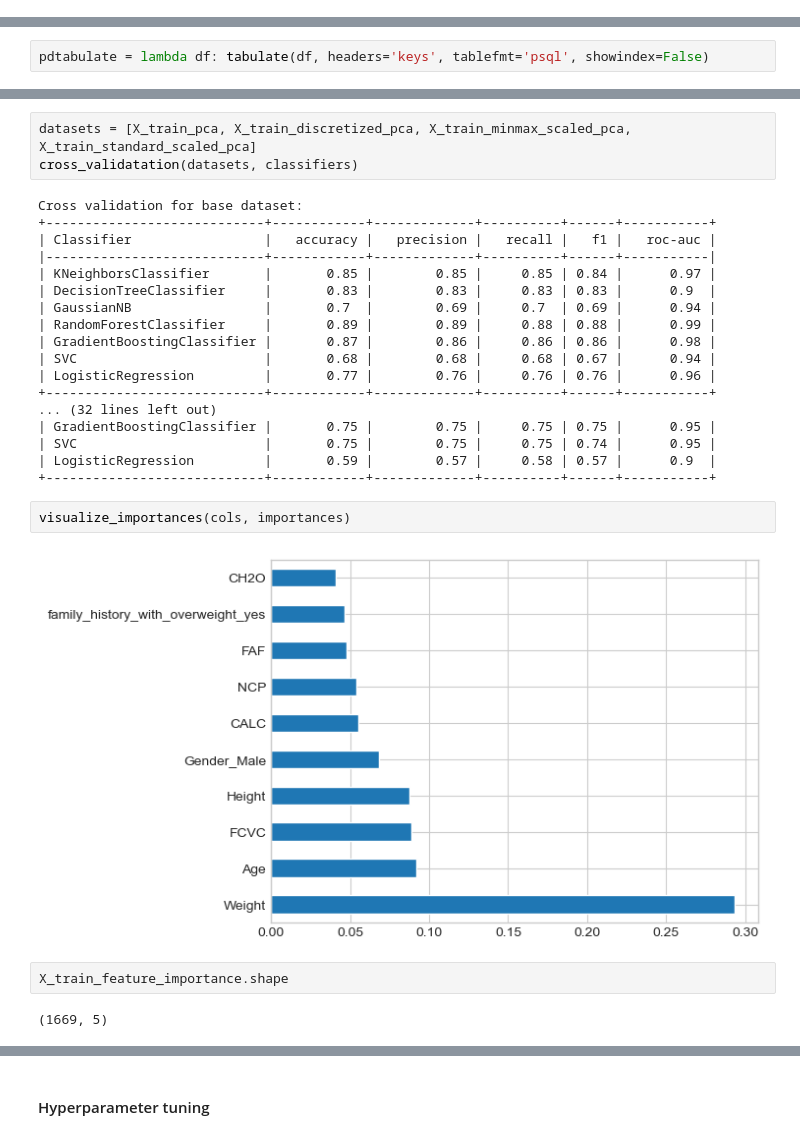
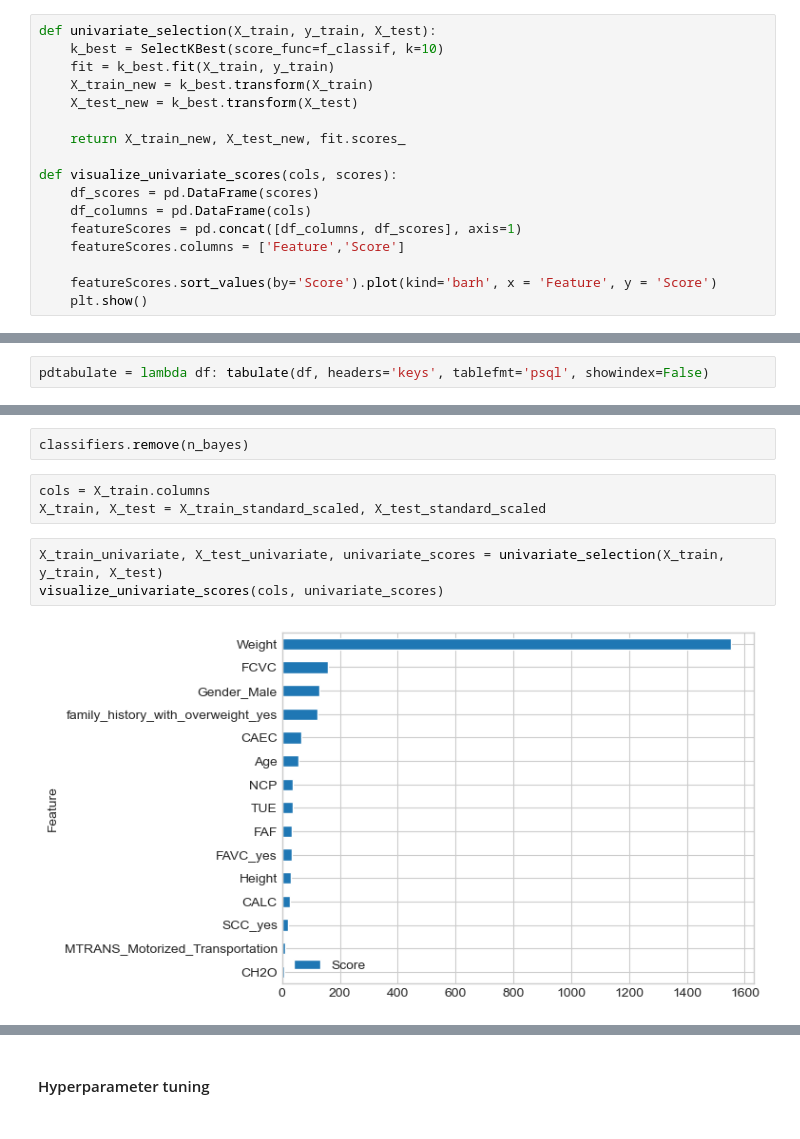
Before and after one commit to ivanica9598/ML_Classification, a Jupyter notebook: Projekat1.ipynb, the cells around one changed output, grey strips where cells are left out. Drawn from its saved outputs; the diff is of its cells as text.

```diff
--- a/Projekat1.ipynb
+++ b/Projekat1.ipynb
@@ -546,0 +459,17 @@ X_train_standard_scaled_pca, _ = pca(X_train_standard_scaled, X_test_standard_sc
+# %%
+def univariate_selection(X_train, y_train, X_test):
+    k_best = SelectKBest(score_func=f_classif, k=10)
+    fit = k_best.fit(X_train, y_train)
+    X_train_new = k_best.transform(X_train)
+    X_test_new = k_best.transform(X_test)
+
+    return X_train_new, X_test_new, fit.scores_
+
+def visualize_univariate_scores(cols, scores):
+    df_scores = pd.DataFrame(scores)
+    df_columns = pd.DataFrame(cols)
+    featureScores = pd.concat([df_columns, df_scores], axis=1)
+    featureScores.columns = ['Feature','Score']
+
+    featureScores.sort_values(by='Score').plot(kind='barh', x = 'Feature', y = 'Score')
+    plt.show()
@@ -653,29 +596,10 @@ Cross validation for base dataset:
-# %%
-datasets = [X_train_pca, X_train_discretized_pca, X_train_minmax_scaled_pca, X_train_standard_scaled_pca]
-cross_validatation(datasets, classifiers)
-# %% [output]
-Cross validation for base dataset:
-+----------------------------+------------+-------------+----------+------+-----------+
-| Classifier                 |   accuracy |   precision |   recall |   f1 |   roc-auc |
-|----------------------------+------------+-------------+----------+------+-----------|
-| KNeighborsClassifier       |       0.85 |        0.85 |     0.85 | 0.84 |      0.97 |
-| DecisionTreeClassifier     |       0.83 |        0.83 |     0.83 | 0.83 |      0.9  |
-| GaussianNB                 |       0.7  |        0.69 |     0.7  | 0.69 |      0.94 |
-| RandomForestClassifier     |       0.89 |        0.89 |     0.88 | 0.88 |      0.99 |
-| GradientBoostingClassifier |       0.87 |        0.86 |     0.86 | 0.86 |      0.98 |
-| SVC                        |       0.68 |        0.68 |     0.68 | 0.67 |      0.94 |
-| LogisticRegression         |       0.77 |        0.76 |     0.76 | 0.76 |      0.96 |
-+----------------------------+------------+-------------+----------+------+-----------+
-... (32 lines left out)
-| GradientBoostingClassifier |       0.75 |        0.75 |     0.75 | 0.75 |      0.95 |
-| SVC                        |       0.75 |        0.75 |     0.75 | 0.74 |      0.95 |
-| LogisticRegression         |       0.59 |        0.57 |     0.58 | 0.57 |      0.9  |
-+----------------------------+------------+-------------+----------+------+-----------+
-# %%
-visualize_importances(cols, importances)
-# %% [output]
-[figure, removed]
-# %%
-X_train_feature_importance.shape
-# %% [output]
-(1669, 5)
+# %%
+classifiers.remove(n_bayes)
+# %%
+cols = X_train.columns
+X_train, X_test = X_train_standard_scaled, X_test_standard_scaled
+# %%
+X_train_univariate, X_test_univariate, univariate_scores = univariate_selection(X_train, y_train, X_test)
+visualize_univariate_scores(cols, univariate_scores)
+# %% [output]
+[figure, added]
```
Also changed, not shown: parts of 52 cells of this notebook.
